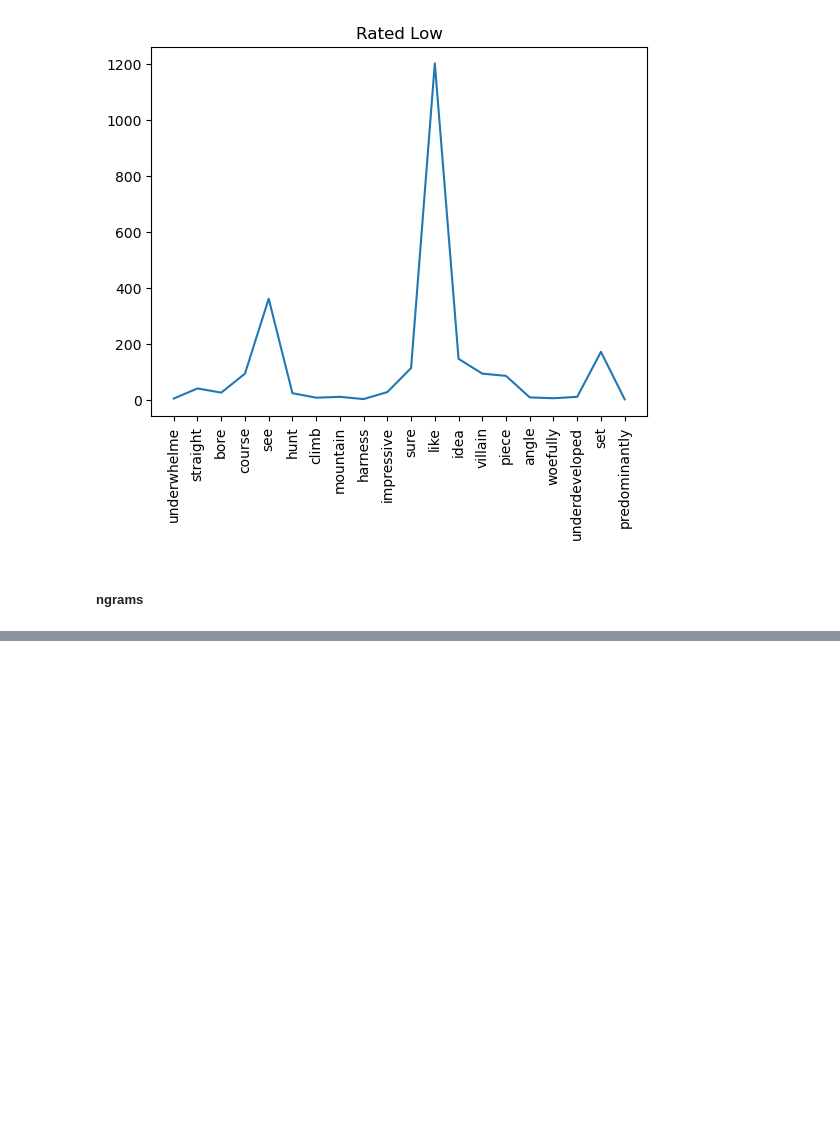
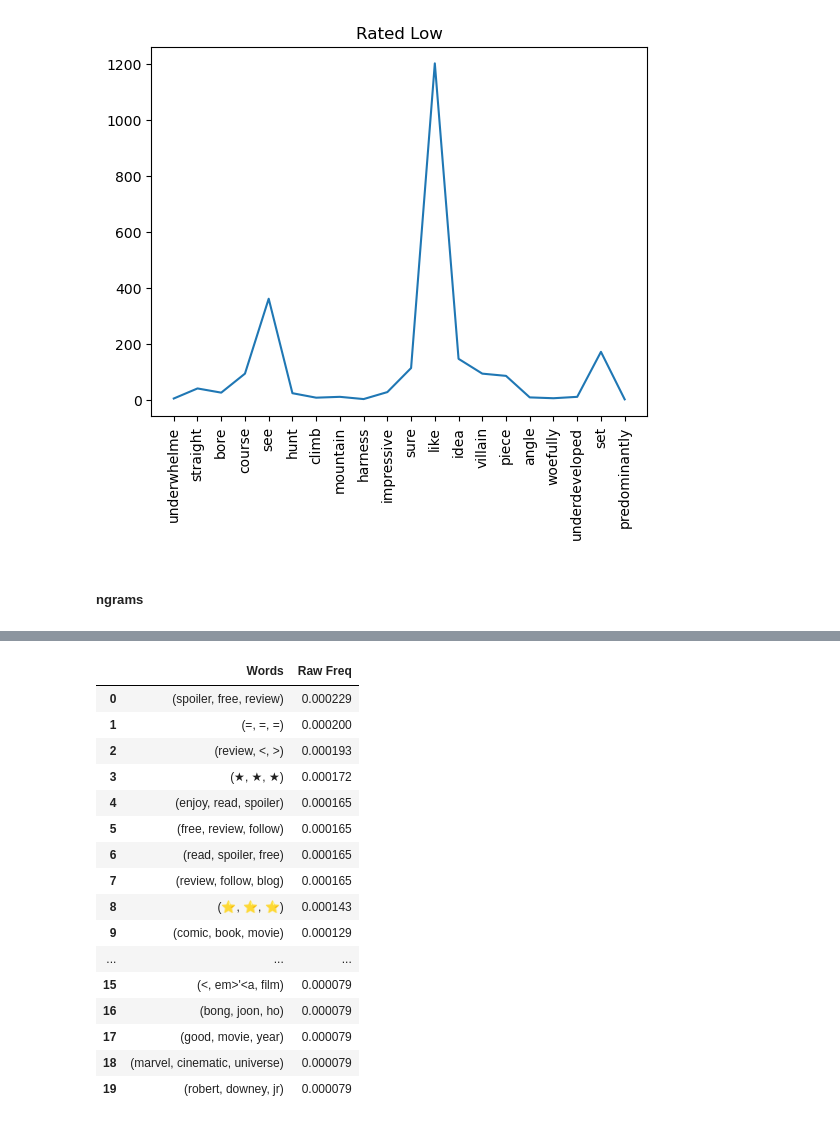
Before and after one commit to Gondram/Exploration-of-IMDB-rating-predictors, a Jupyter notebook: NLP_Analysis_of_Movie_Reviews.ipynb, the cells around one changed output, grey strips where cells are left out. Saved outputs shown, nothing was run; the diff lists cells and outputs as text; code cells hidden in the pictures; blank space fills up the shorter version.

```diff
--- a/NLP_Analysis_of_Movie_Reviews.ipynb
+++ b/NLP_Analysis_of_Movie_Reviews.ipynb
@@ -267,4 +267,6 @@ plt.show()
 # %% [markdown]
 ##### ngrams
 # %%
-# COMPLETING THIS AND THE NEXT FEW PROJECTS OVER THE WEEKEND
+# Obtain single list of tokens from all high reviews
+high_reviews_tokens_exploded_list = df.loc[filter_high, 'spacy_lemmas'].explode().astype(str).to_list()
+high_reviews_tokens_exploded_list[:5]
@@ -270,0 +361,51 @@ plt.show()
+# %%
+def get_ngram_measures_finder(tokens, ngrams=2, measure='raw_freq', top_n=None, min_freq = 1,
+                             words_colname='Words'):
+    import nltk
+    if ngrams == 4:
+        MeasuresClass = nltk.collocations.QuadgramAssocMeasures
+        FinderClass = nltk.collocations.QuadgramCollocationFinder
+
+    elif ngrams == 3:
+        MeasuresClass = nltk.collocations.TrigramAssocMeasures
+        FinderClass = nltk.collocations.TrigramCollocationFinder
+    else:
+        MeasuresClass = nltk.collocations.BigramAssocMeasures
+        FinderClass = nltk.collocations.BigramCollocationFinder
+
+    measures = MeasuresClass()
+
+
+    finder = FinderClass.from_words(tokens)
+    finder.apply_freq_filter(min_freq)
+    if measure=='pmi':
+        scored_ngrams = finder.score_ngrams(measures.pmi)
+    else:
+        measure='raw_freq'
+        scored_ngrams = finder.score_ngrams(measures.raw_freq)
+
+    df_ngrams = pd.DataFrame(scored_ngrams, columns=[words_colname, measure.replace("_",' ').title()])
+    if top_n is not None:
+        return df_ngrams.head(top_n)
+    else:
+        return df_ngrams
+# %%
+get_ngram_measures_finder(high_reviews_tokens_exploded_list, ngrams=3, top_n=20)
+# %% [output]
+|  | Words | Raw Freq |
+| 0 | (spoiler, free, review) | 0.000229 |
+| 1 | (=, =, =) | 0.000200 |
+| 2 | (review, <, >) | 0.000193 |
+| 3 | (★, ★, ★) | 0.000172 |
+| 4 | (enjoy, read, spoiler) | 0.000165 |
+| 5 | (free, review, follow) | 0.000165 |
+| 6 | (read, spoiler, free) | 0.000165 |
+| 7 | (review, follow, blog) | 0.000165 |
+| 8 | (⭐, ⭐, ⭐) | 0.000143 |
+| 9 | (comic, book, movie) | 0.000129 |
+| ... | ... | ... |
+| 15 | (<, em>'<a, film) | 0.000079 |
+| 16 | (bong, joon, ho) | 0.000079 |
+| 17 | (good, movie, year) | 0.000079 |
+| 18 | (marvel, cinematic, universe) | 0.000079 |
+| 19 | (robert, downey, jr) | 0.000079 |
```
Also changed, not shown: parts of 10 cells of this notebook, 2 other files.
